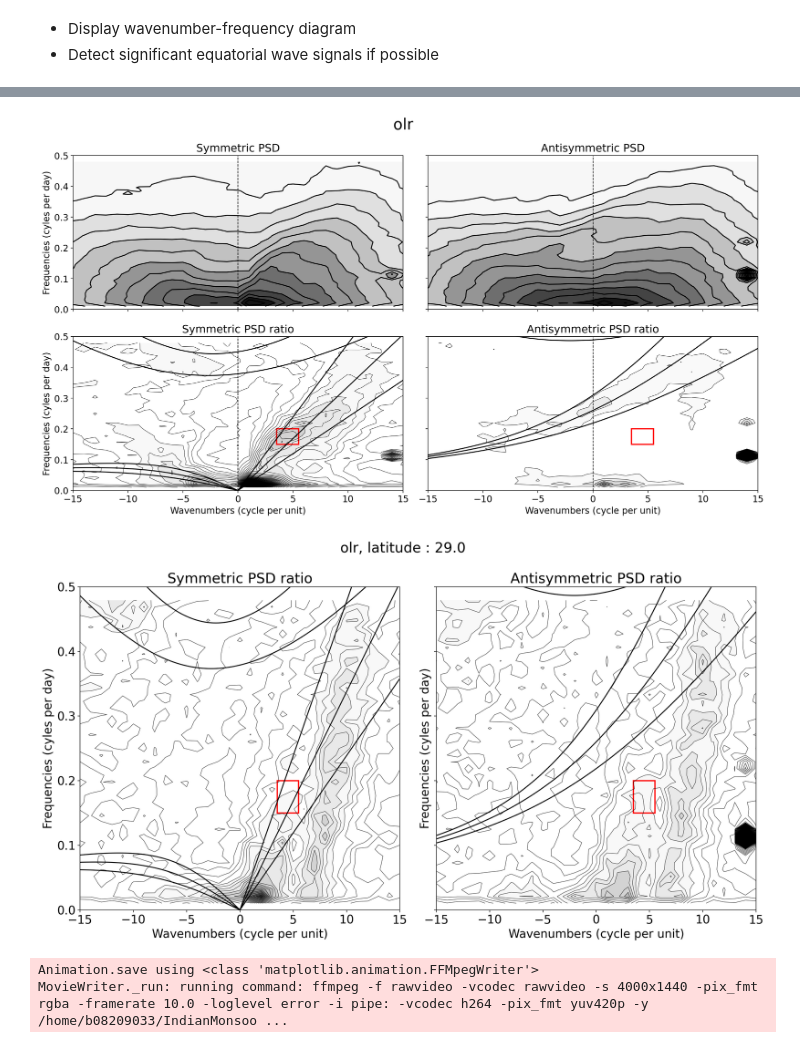
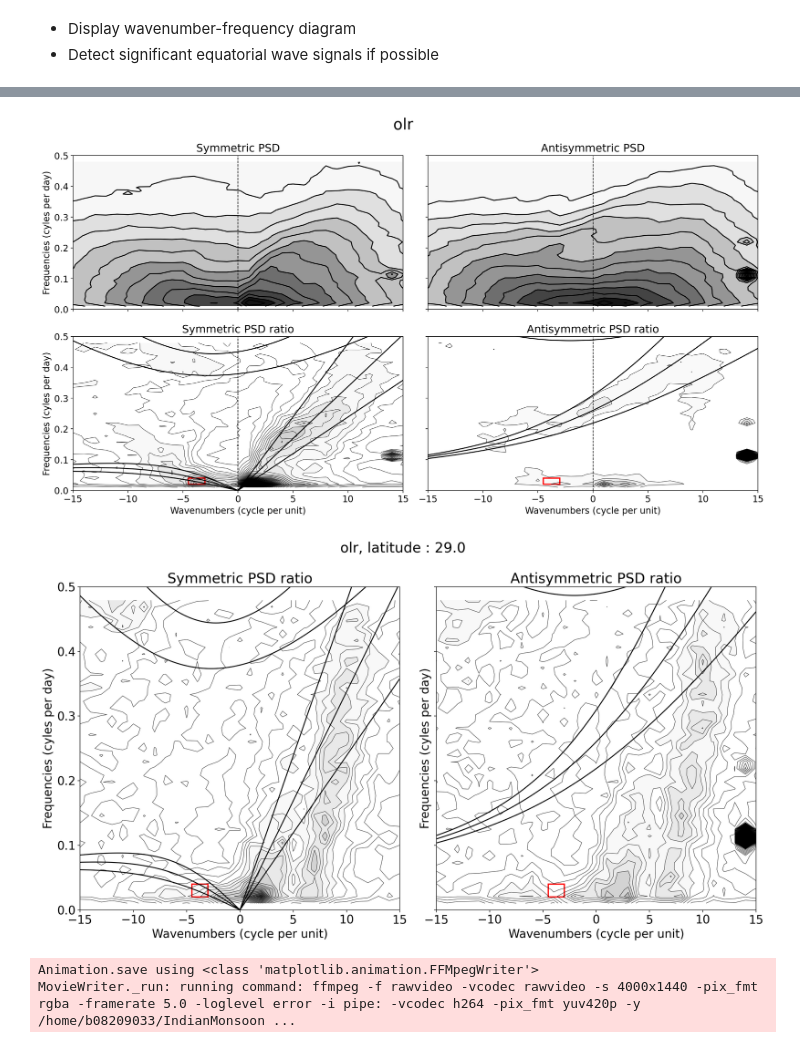
Before and after one commit to PeterLin54088/IndianMonsoon, a Jupyter notebook: src/python/main.ipynb, the cells around one changed output, grey strips where cells are left out. Saved outputs shown, nothing was run; the diff lists cells and outputs as text; code cells hidden in the pictures.

```diff
--- a/src/python/main.ipynb
+++ b/src/python/main.ipynb
@@ -295,8 +295,8 @@ took 26.59 seconds, Wavenumber-Frequency Diagram
 if do_preliminary_analysis_2:
     importlib.reload(plotter)
     with time_block("Plotting of Stochastic Power Spectra Density Ratio"):
-        filter_wnfr = [(3.5, 0.15), 2, 0.05]
-        #filter_wnfr = [(-5, 0.02), 2.5, 0.025]
+        # filter_wnfr = [(3.5, 0.15), 2, 0.05]
+        filter_wnfr = [(-4.5, 0.02), 1.5, 0.02]
         fig, axes = plotter.display_wavenumber_frequency_diagram(
             symmetric_PSD,
             antisymmetric_PSD,
@@ -334,3 +334,3 @@ took 4.58 seconds, Wavenumber-Frequency Diagram TEST
-[figure, old version]
+[figure, new version]
-[figure, old version]
+[figure, new version]
 # %%
@@ -377,8 +377,8 @@ def update_frame(days):
     cf1 = ax.contourf(
         grids["lon"],
         grids["lat"],
-        np.real(filtered_data[days, :, :]),
-        levels=np.linspace(-20, 20, 21),
+        np.real(filtered_symmetric_components[days, :, :]),
+        levels=np.linspace(-10, 10, 32),
         extend="both",
         cmap="RdBu_r",
         transform=ccrs.PlateCarree(),
@@ -398,8 +398,8 @@ def update_frame(days):
 animation_obj = animation.FuncAnimation(
     figure,
     update_frame,
-    frames=365,
-    interval=100,
+    frames=360,
+    interval=200,
     init_func=init_animation,
 )
 _ = animation_obj.save(
@@ -410,4 +410,4 @@ _ = animation_obj.save(
 )
 # %% [output]
 Animation.save using <class 'matplotlib.animation.FFMpegWriter'>
-MovieWriter._run: running command: ffmpeg -f rawvideo -vcodec rawvideo -s 4000x1440 -pix_fmt rgba -framerate 10.0 -loglevel error -i pipe: -vcodec h264 -pix_fmt yuv420p -y /home/b08209033/IndianMonsoo ...
+MovieWriter._run: running command: ffmpeg -f rawvideo -vcodec rawvideo -s 4000x1440 -pix_fmt rgba -framerate 5.0 -loglevel error -i pipe: -vcodec h264 -pix_fmt yuv420p -y /home/b08209033/IndianMonsoon ...
```
Also changed, not shown: parts of 5 cells of this notebook, 1 other file.
